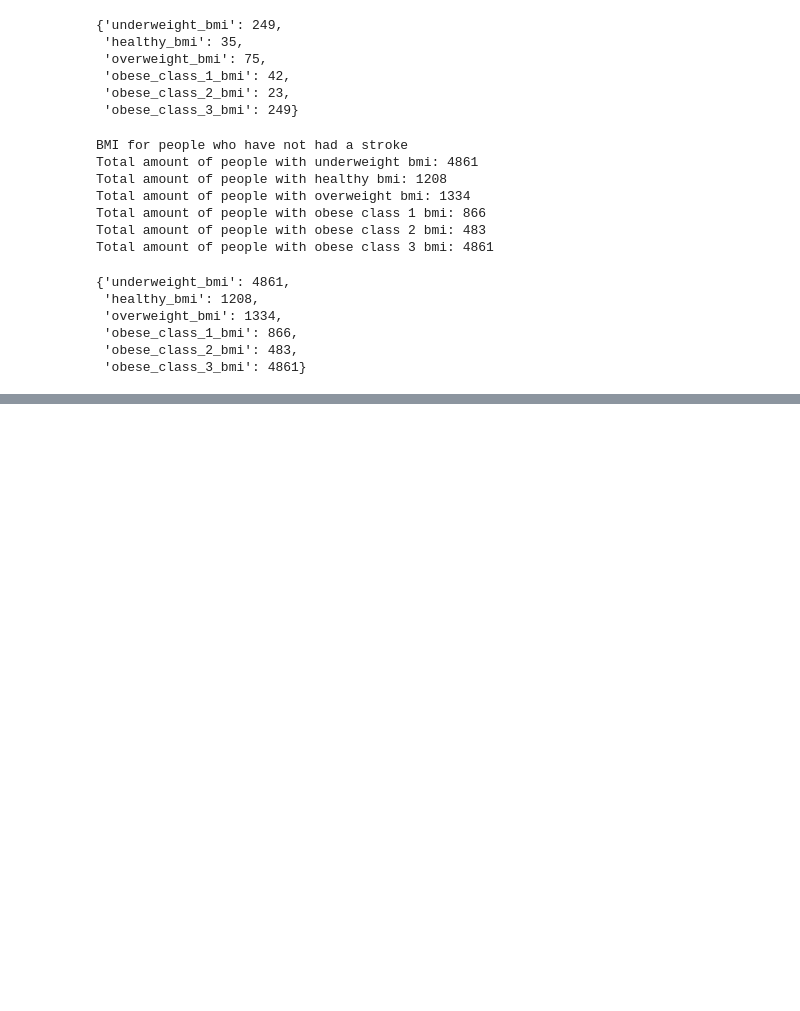
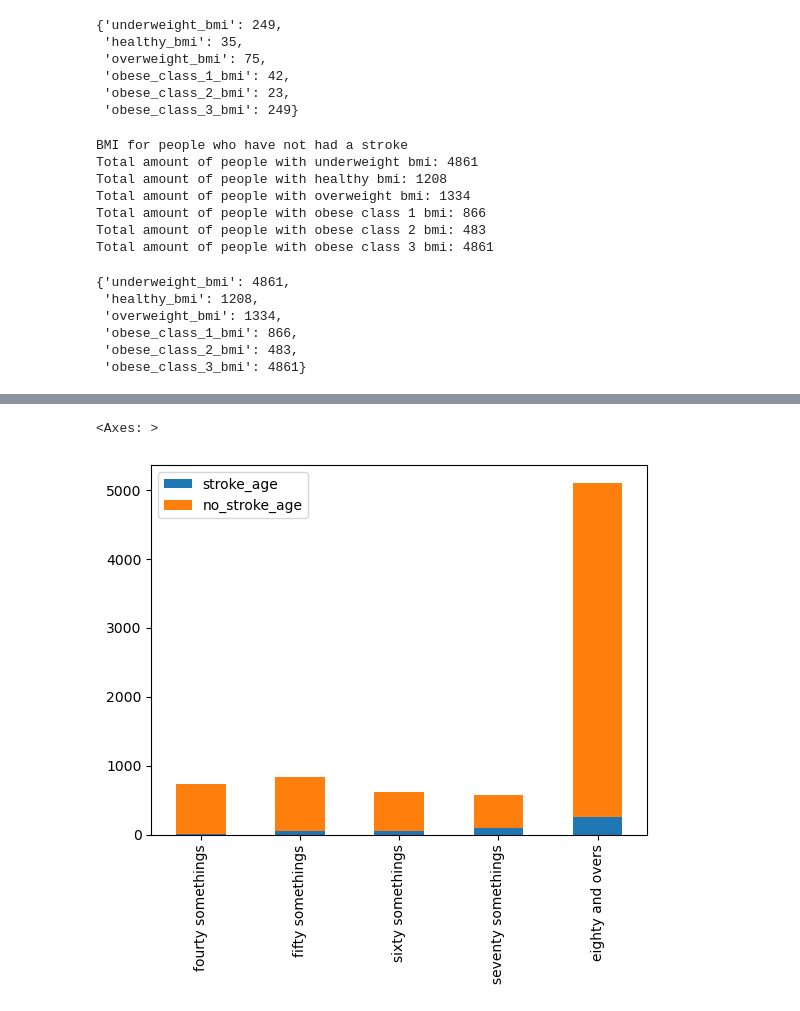
Before and after one commit to eeneedles/group-two-project-one, a Jupyter notebook: test_code_em.ipynb, the cells around one changed output, grey strips where cells are left out. Cells and saved outputs as stored; diff of their text form; code cells hidden in the pictures; blank space fills up the shorter version.

Commit message:
updated with all values and visualization for stroke/bmi and stroke/age

```diff
--- a/test_code_em.ipynb
+++ b/test_code_em.ipynb
@@ -305,0 +312,5 @@ dtype: int64
+# %%
+# For Health_Care, find how many people in each age group have had a stroke
+print("Age group for people who have had a stroke")
+stroke_age = print_age(stroke_df)
+stroke_age
@@ -305,0 +329,5 @@ dtype: int64
+# %%
+# For Health_Care, find how many people in each age group have not had a stroke
+print("Age group for people who have not had a stroke")
+no_stroke_age = print_age(no_stroke_df)
+no_stroke_age
@@ -306 +346,13 @@ dtype: int64
+# %%
+age_index = list(all_ages.keys())
+
+age_data = {
+    'stroke_age': list(stroke_age.values()),
+    'no_stroke_age': list(no_stroke_age.values())
+}
+age_df = pd.DataFrame(age_data, index = age_index)
+age_df.plot.bar(stacked=True)
+# %% [output]
+<Axes: >
+[figure, added]
 # %%
```
Also changed, not shown: parts of 9 cells of this notebook.
